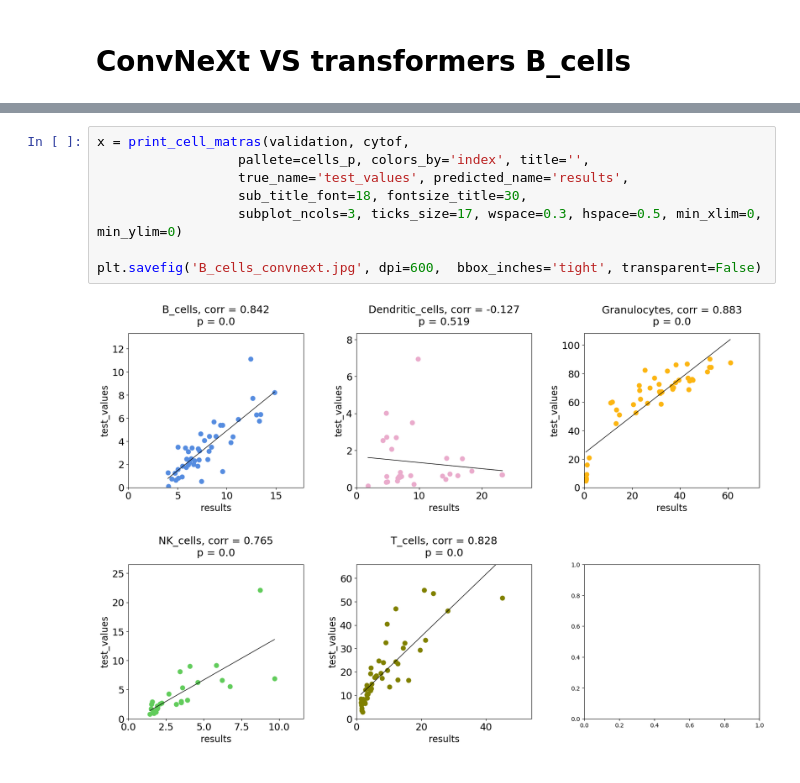
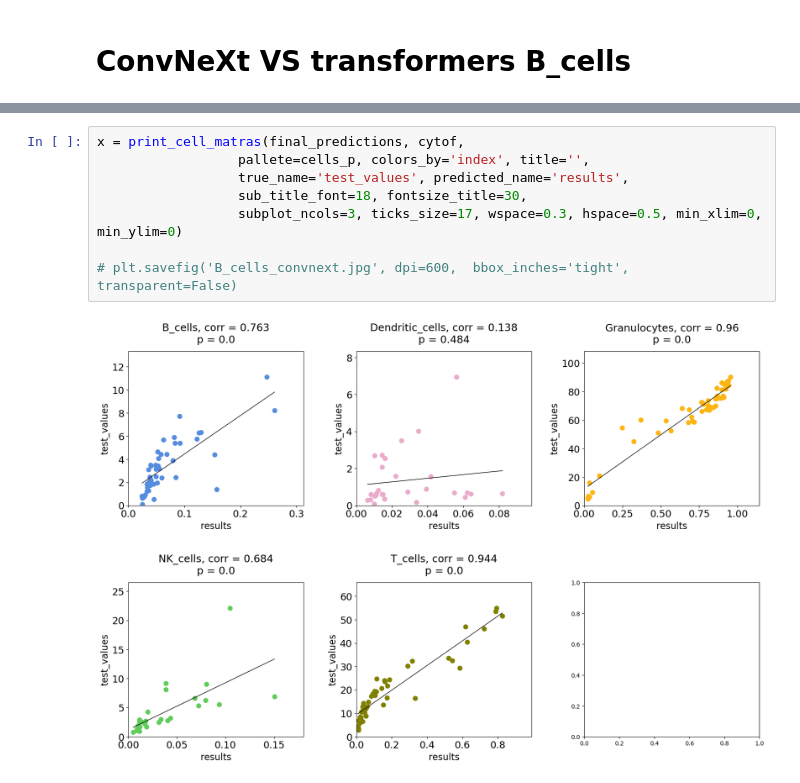
Before and after one commit to LeviusBI/Pythia, a Jupyter notebook: DiplomaCode.ipynb, the cells around one changed output, grey strips where cells are left out. Drawn from its saved outputs; the diff is of its cells as text.

Commit message:
changed some graphics

```diff
--- a/DiplomaCode.ipynb
+++ b/DiplomaCode.ipynb
@@ -1377,10 +1379,10 @@ plt.savefig('B_cells_trans.jpg', dpi=600,  bbox_inches='tight', transparent=Fals
 # %%
-x = print_cell_matras(validation, cytof,
+x = print_cell_matras(final_predictions, cytof,
                   pallete=cells_p, colors_by='index', title='',
                   true_name='test_values', predicted_name='results',
                   sub_title_font=18, fontsize_title=30,
                   subplot_ncols=3, ticks_size=17, wspace=0.3, hspace=0.5, min_xlim=0, min_ylim=0)
 
-plt.savefig('B_cells_convnext.jpg', dpi=600,  bbox_inches='tight', transparent=False)
+# plt.savefig('B_cells_convnext.jpg', dpi=600,  bbox_inches='tight', transparent=False)
 # %% [output]
-[figure, old version]
+[figure, new version]
```
Also changed, not shown: parts of 18 cells of this notebook.
